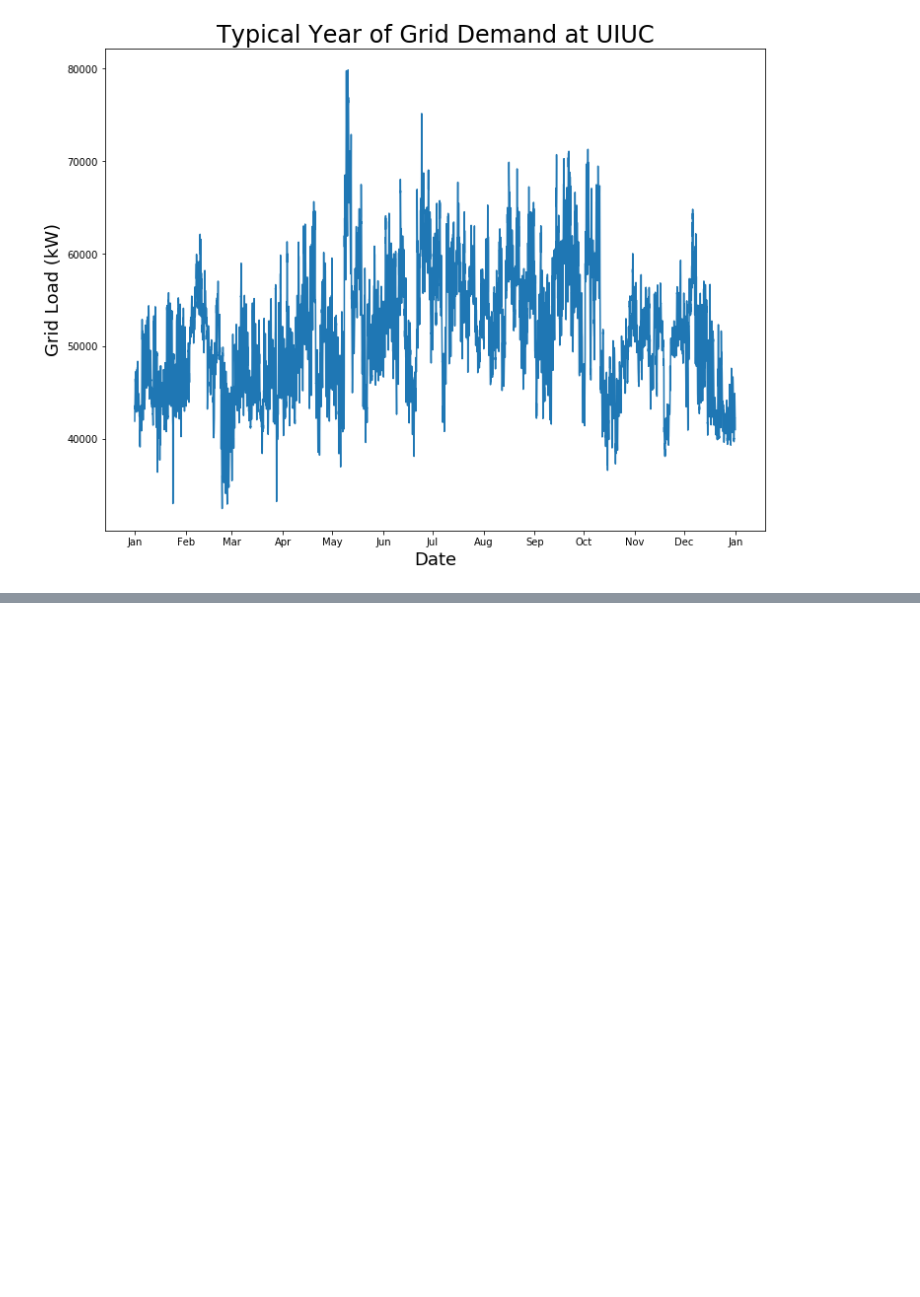
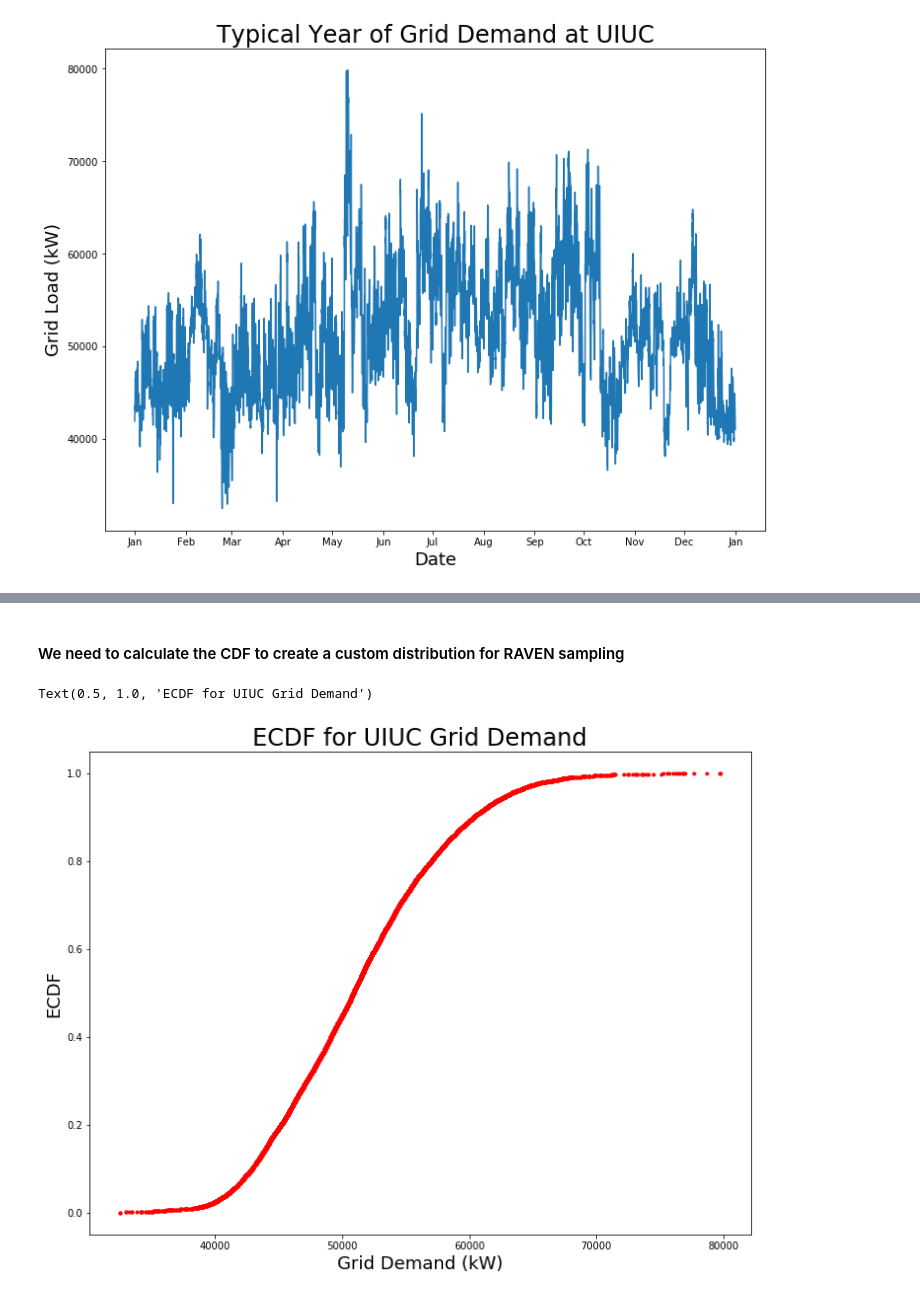
Before and after one commit to arfc/pride, a Jupyter notebook: data_processing/grid_demand.ipynb, the cells around one changed output, grey strips where cells are left out. Drawn from its saved outputs; the diff is of its cells as text; code cells hidden in the pictures; blank space fills up the shorter version.

Commit message:
calculates cumulative dist. function for demand

```diff
--- a/data_processing/grid_demand.ipynb
+++ b/data_processing/grid_demand.ipynb
@@ -259,0 +276,14 @@ plt.show()
+# %% [markdown]
+#### We need to calculate the CDF to create a custom distribution for RAVEN sampling
+# %%
+p = np.sort(typical_demand['kw'])
+y = np.arange(1, len(p)+1)/len(p)
+
+fig = plt.figure(figsize=(12,9), edgecolor='k', facecolor='w')
+plt.plot(p, y, marker='.', linestyle='none', color='r')
+plt.xlabel("Grid Demand (kW)", fontsize=18)
+plt.ylabel("ECDF", fontsize=18)
+plt.title("ECDF for UIUC Grid Demand", fontsize=24)
+# %% [output]
+Text(0.5, 1.0, 'ECDF for UIUC Grid Demand')
+[figure, added]
```
Also changed, not shown: parts of 6 cells of this notebook.
